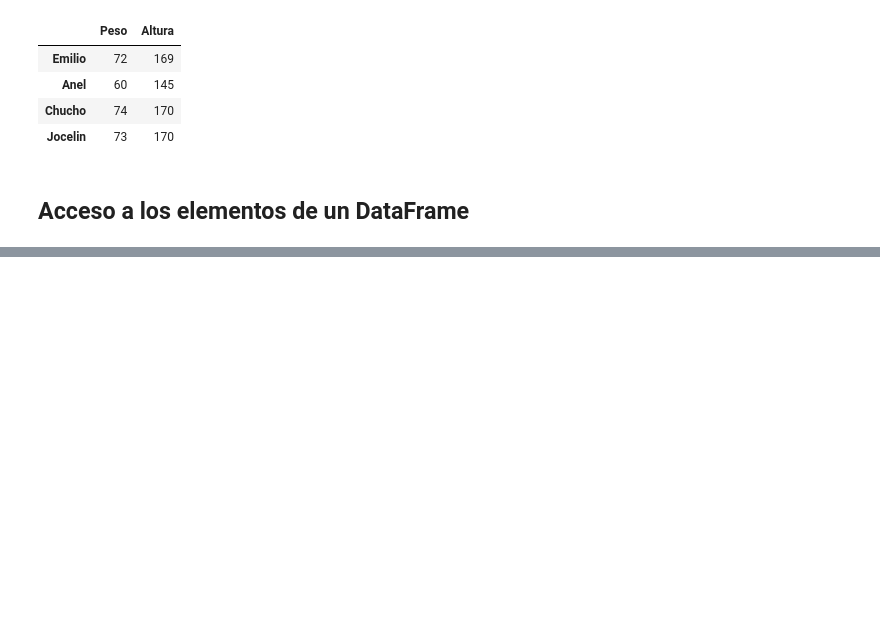
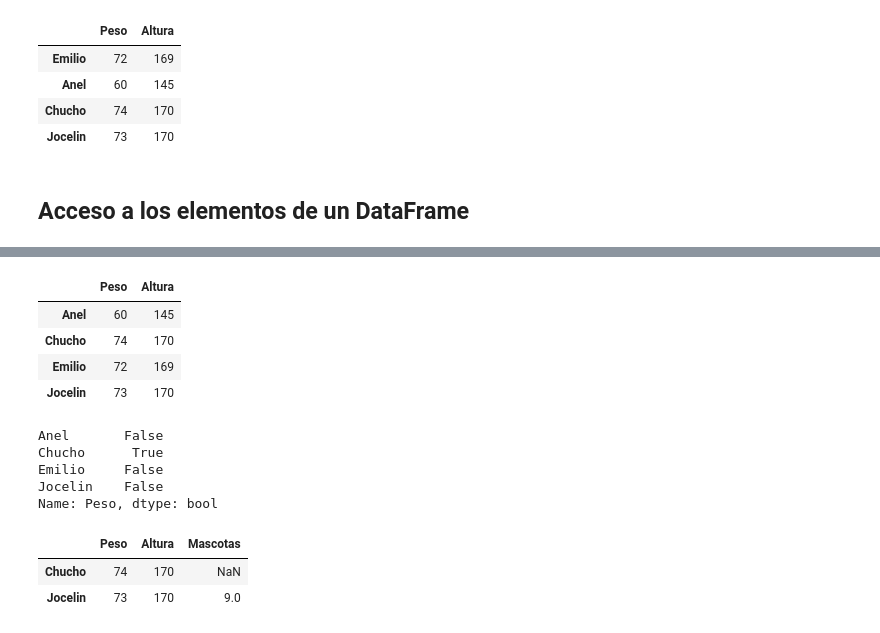
Before and after one commit to itsFDavid/Simulacion, a Jupyter notebook: 02-Pandas/02-Pandas.ipynb, the cells around one changed output, grey strips where cells are left out. Cells and saved outputs as stored; diff of their text form; code cells hidden in the pictures; blank space fills up the shorter version.

```diff
--- a/02-Pandas/02-Pandas.ipynb
+++ b/02-Pandas/02-Pandas.ipynb
@@ -247,0 +274,24 @@ df
+# %%
+df[["Peso", "Altura"]]
+# %% [output]
+|  | Peso | Altura |
+| Anel | 60 | 145 |
+| Chucho | 74 | 170 |
+| Emilio | 72 | 169 |
+| Jocelin | 73 | 170 |
+# %%
+# Pueden combinarse los elementos anteriores con expresiones booleanas.
+df["Peso"] > 73
+# %% [output]
+Anel       False
+Chucho      True
+Emilio     False
+Jocelin    False
+Name: Peso, dtype: bool
+# %%
+# Pueden combnarse los metodos anteriores con expresiones booleanas y mostrar el DataFrame
+df[df["Peso"] > 72]
+# %% [output]
+|  | Peso | Altura | Mascotas |
+| Chucho | 74 | 170 | NaN |
+| Jocelin | 73 | 170 | 9.0 |
```
Also changed, not shown: parts of 3 cells of this notebook.
